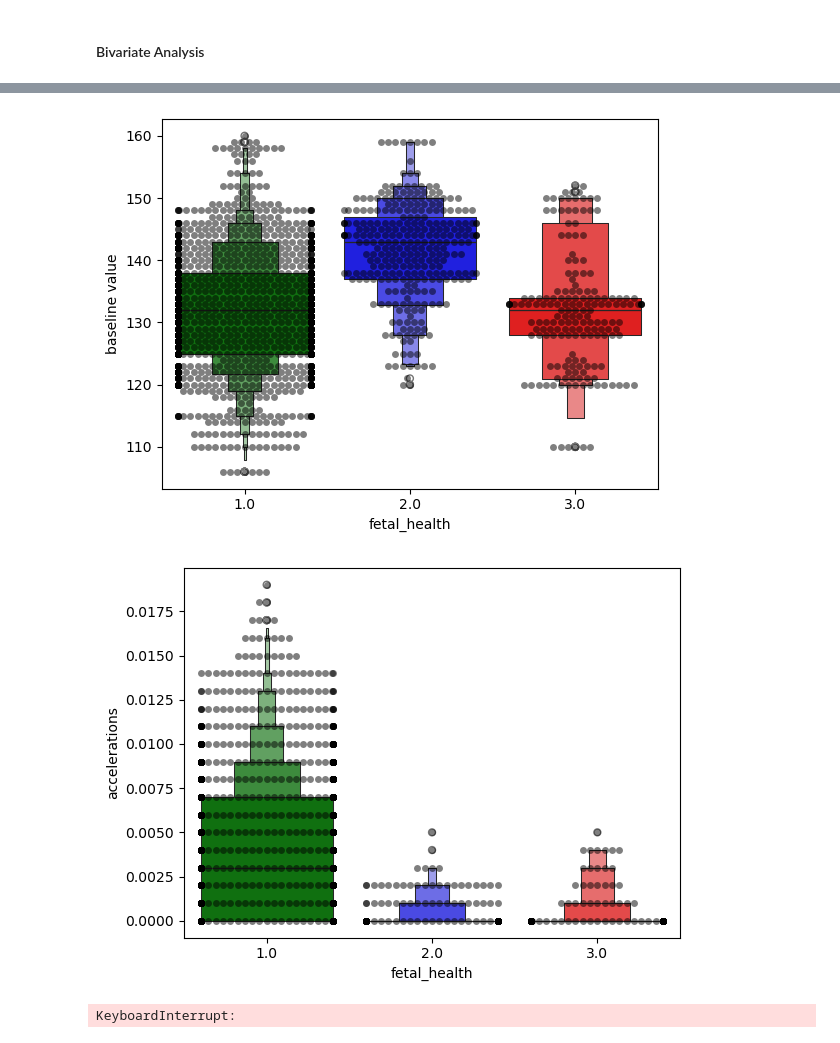
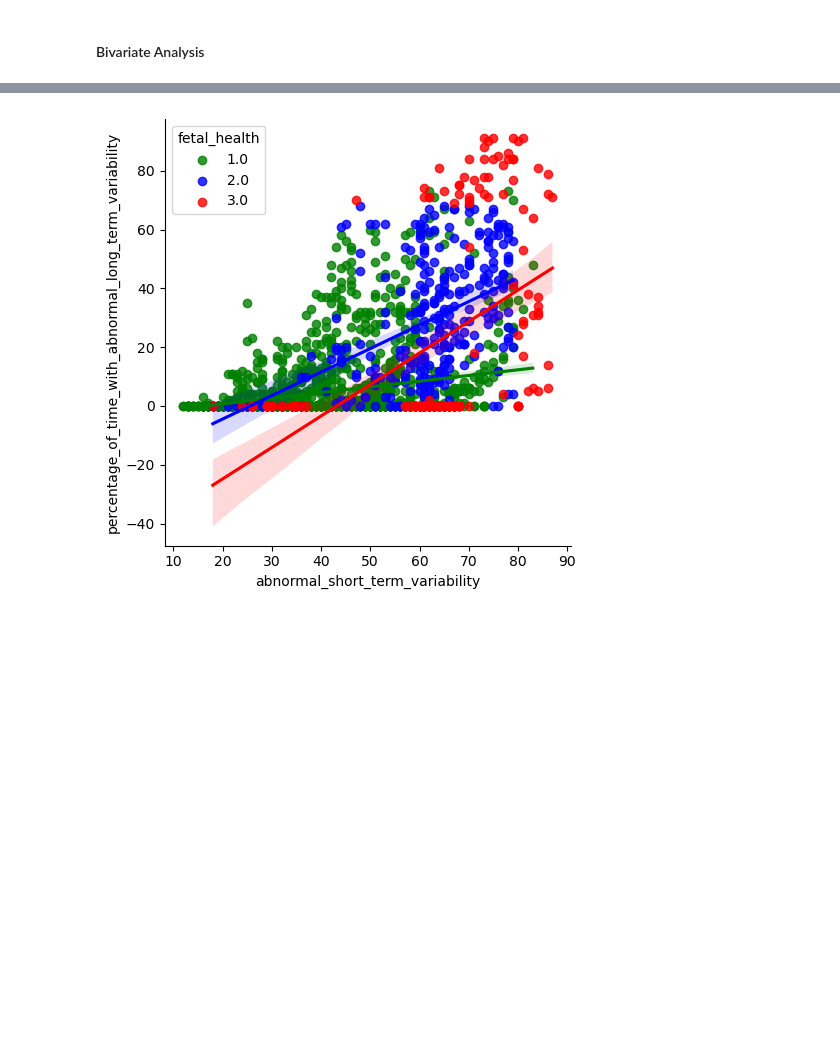
Before and after one commit to AndreCatarino/Fetal-Health-Classification, a Jupyter notebook: kdd_process/src/00_data_selection.ipynb, the cells around one changed output, grey strips where cells are left out. Cells and saved outputs as stored; diff of their text form; code cells hidden in the pictures; blank space fills up the shorter version.

```diff
--- a/kdd_process/src/00_data_selection.ipynb
+++ b/kdd_process/src/00_data_selection.ipynb
@@ -133,22 +135,7 @@ plt.show()
 # %%
 # Abnormal Short Term Variability Vs Fetal Movement by Fetal Health
 
-sns.lmplot(data =df,x="abnormal_short_term_variability",y="fetal_movement",palette=colours, hue="fetal_health",legend_out=False)
+sns.lmplot(data =df,x="abnormal_short_term_variability",y="percentage_of_time_with_abnormal_long_term_variability",palette=colours, hue="fetal_health",legend_out=False)
 plt.show()
+# %% [output]
+[figure, added]
-# %%
-# columns for detailed visualisation
-cols=['baseline value', 'accelerations', 'fetal_movement',
-       'uterine_contractions', 'light_decelerations', 'severe_decelerations',
-       'prolongued_decelerations', 'abnormal_short_term_variability',
-       'mean_value_of_short_term_variability',
-       'percentage_of_time_with_abnormal_long_term_variability',
-       'mean_value_of_long_term_variability']
-
-for i in cols:
-    sns.swarmplot(x=df["fetal_health"], y=df[i], color="black", alpha=0.5 )
-    sns.boxenplot(x=df["fetal_health"], y=df[i], palette=colours)
-    plt.show()
-# %% [output]
-[figure, removed]
-[figure, removed]
-KeyboardInterrupt:
```
Also changed, not shown: parts of 4 cells of this notebook, 8 other files.
